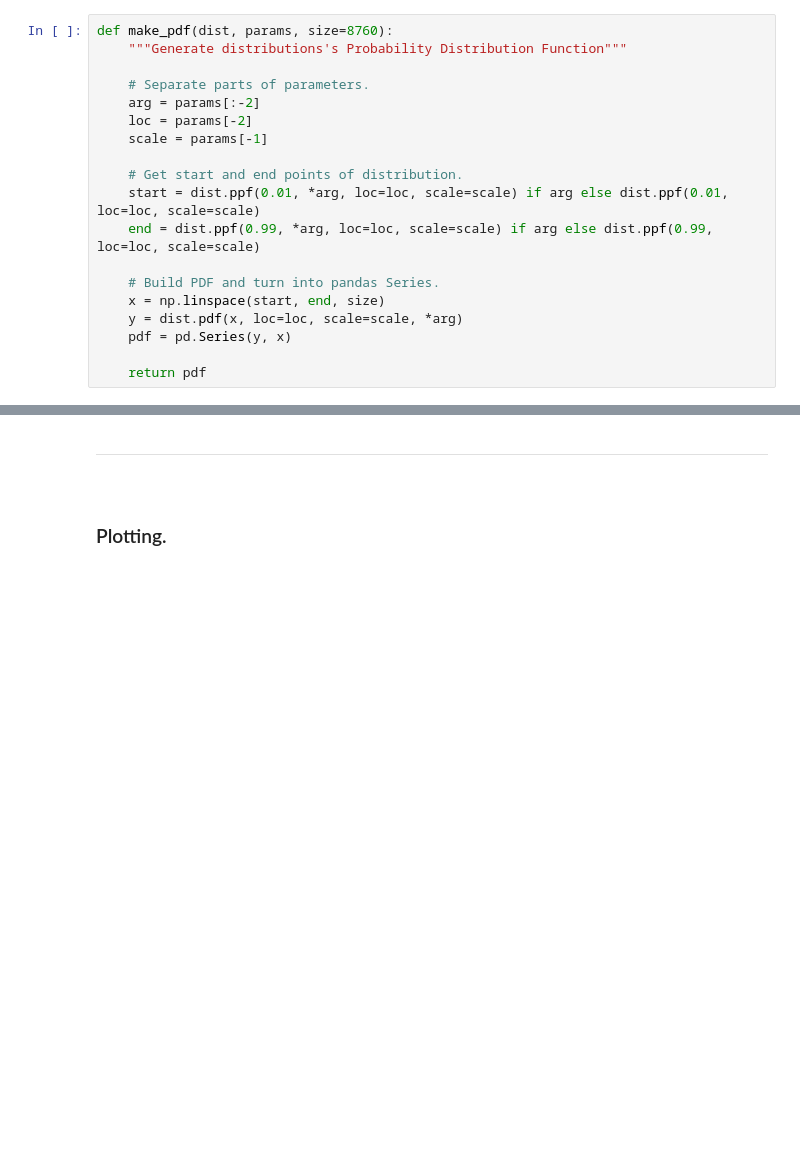
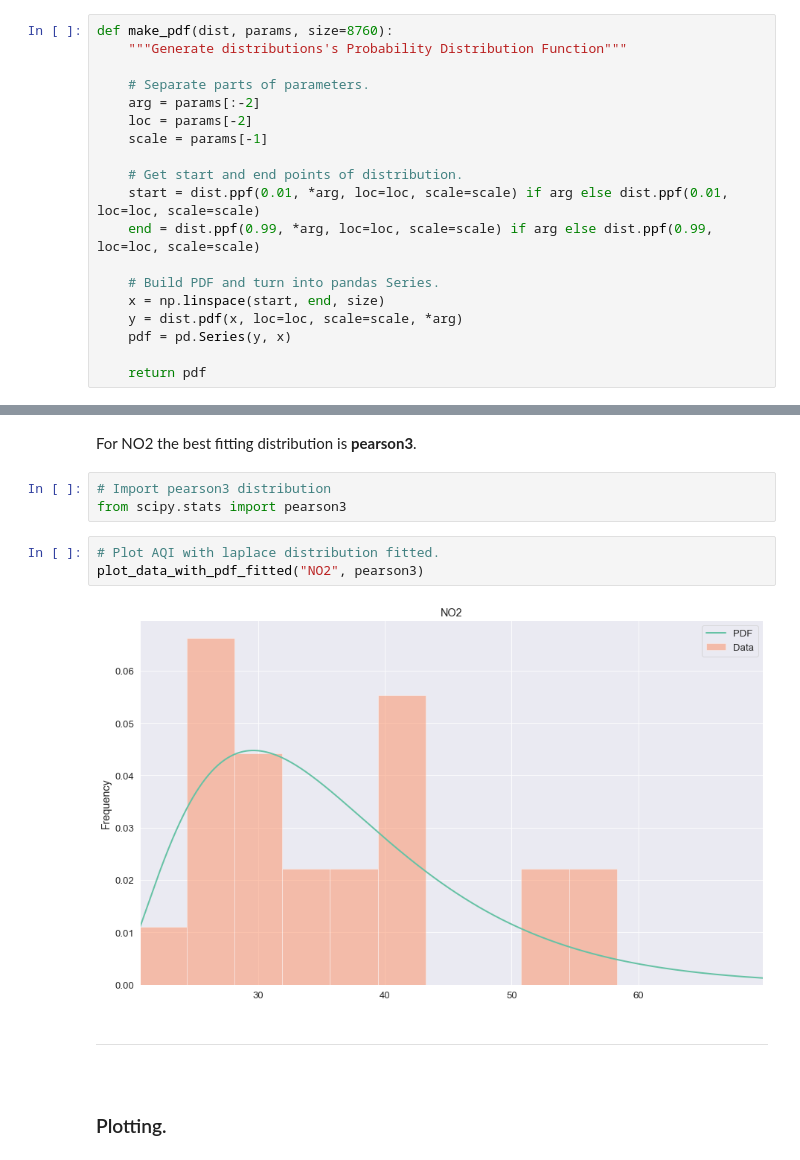
Before and after one commit to olgarozhdestvina/Air-Pollution-in-Dublin, a Jupyter notebook: Dublin_Air_Pollution.ipynb, the cells around one changed output, grey strips where cells are left out. Drawn from its saved outputs; the diff is of its cells as text; blank space fills up the shorter version.

```diff
--- a/Dublin_Air_Pollution.ipynb
+++ b/Dublin_Air_Pollution.ipynb
@@ -373,3 +407,13 @@ plot_data_with_pdf_fitted(df["AQI"], laplace)
+# %% [markdown]
+For NO2 the best fitting distribution is __pearson3__.
+# %%
+# Import pearson3 distribution
+from scipy.stats import pearson3
+# %%
+# Plot AQI with laplace distribution fitted.
+plot_data_with_pdf_fitted("NO2", pearson3)
+# %% [output]
+[figure, added]
 # %% [markdown]
 ___
 
```
Also changed, not shown: parts of 21 cells of this notebook.
